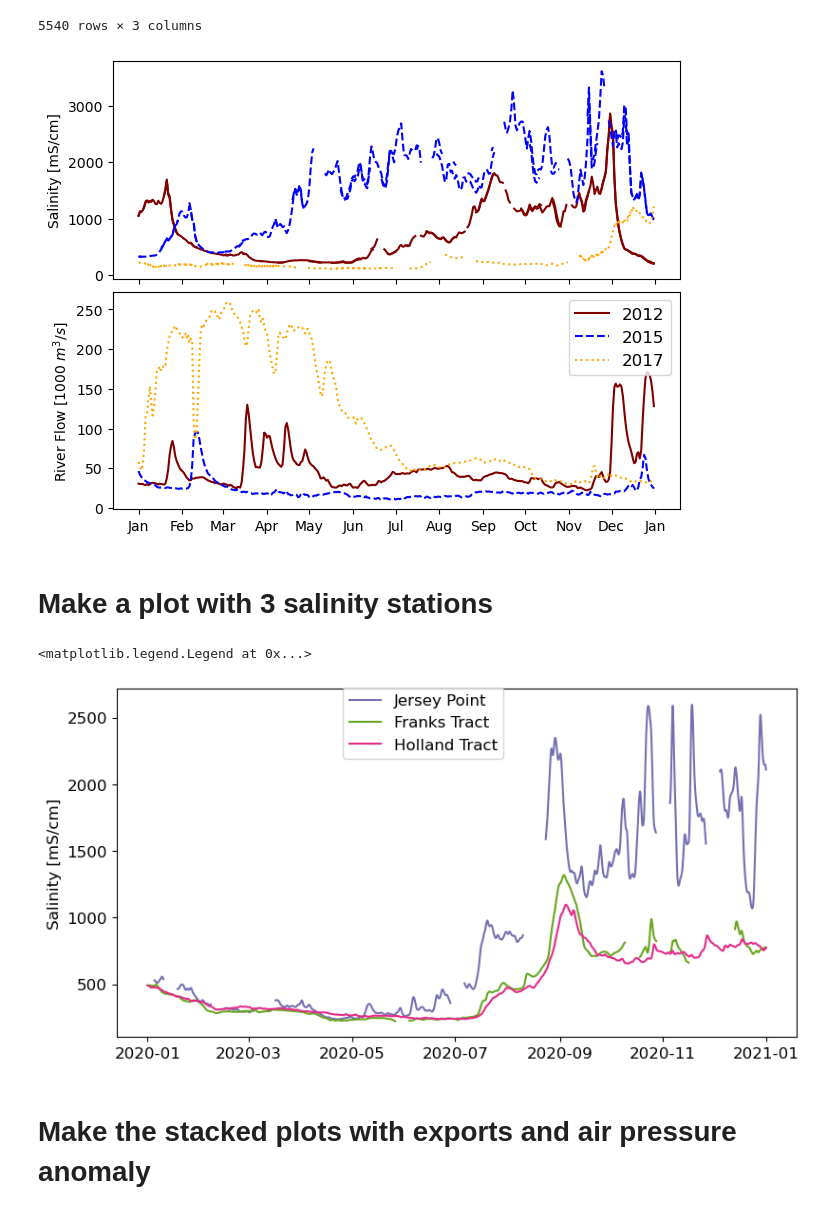
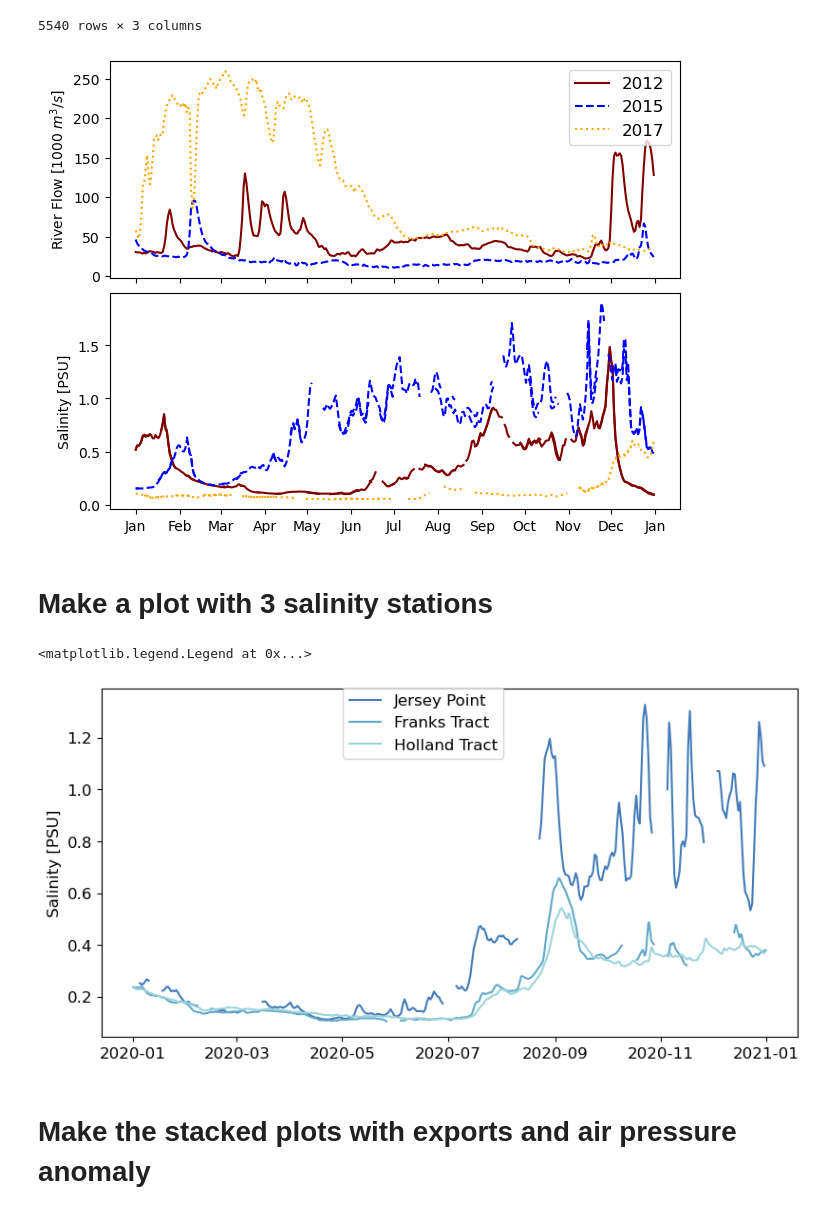
Before and after one commit to jennaisrael/Savio_scratch_back_up, a Jupyter notebook: Plotting/salinity_workshop/background_plots.ipynb, the cells around one changed output. Cells and saved outputs as stored; diff of their text form; code cells hidden in the pictures.

Commit message:
maps + plotting for salinity workshop

```diff
--- a/Plotting/salinity_workshop/background_plots.ipynb
+++ b/Plotting/salinity_workshop/background_plots.ipynb
@@ -179,57 +182,61 @@ sjj_dms_filtc
 # # sjj_dms_filtc['xaxis']=sjj_dms_filtc.index.strftime('%m-%d')
 # # fluxc['xaxis']=fluxc.index.strftime('%m-%d')
 # # jer_dms_filtc
+# %%
+#CONVERT TO PSU
+jer_dms_filtc['jer_S[psu]']=ec_psu_25c(jer_dms_filtc['jer_S[mS/cm]'])
+sjj_dms_filtc['sjj_S[psu]']=ec_psu_25c(sjj_dms_filtc['sjj_S[mS/cm]'])
 # %%
 #plot stacked plots for jersey point salinity, on one axis and residual on another
 fig, ax = plt.subplots(2,layout="constrained",sharex=True)
 mpl.rcParams.update({'font.size': 12})
 
-ax[0].plot(jer_dms_filtc.loc['2012'].xaxis, jer_dms_filtc.loc['2012']['jer_S[mS/cm]'], label="2012",color='maroon')
+ax[1].plot(jer_dms_filtc.loc['2012'].xaxis, jer_dms_filtc.loc['2012']['jer_S[psu]'], label="2012",color='maroon')
 #ax[0].plot(jer_dms_filtc.loc['2012']['jer_S[mS/cm]'], label="2012",color='maroon')
-ax[0].plot(sjj_dms_filtc.loc['2012'].xaxis, sjj_dms_filtc.loc['2012']['sjj_S[mS/cm]'],color='maroon')
+ax[1].plot(sjj_dms_filtc.loc['2012'].xaxis, sjj_dms_filtc.loc['2012']['sjj_S[psu]'],color='maroon')
 
-ax[0].plot(jer_dms_filtc.loc['2015'].xaxis, jer_dms_filtc.loc['2015']['jer_S[mS/cm]'], label="2015",color='b',linestyle='--')
-ax[0].plot(sjj_dms_filtc.loc['2015'].xaxis, sjj_dms_filtc.loc['2015']['sjj_S[mS/cm]'], color='b',linestyle='--')
+ax[1].plot(jer_dms_filtc.loc['2015'].xaxis, jer_dms_filtc.loc['2015']['jer_S[psu]'], label="2015",color='b',linestyle='--')
+ax[1].plot(sjj_dms_filtc.loc['2015'].xaxis, sjj_dms_filtc.loc['2015']['sjj_S[psu]'], color='b',linestyle='--')
 
-ax[0].plot(jer_dms_filtc.loc['2017'].xaxis, jer_dms_filtc.loc['2017']['jer_S[mS/cm]'], label="2017",color='orange',linestyle=':')
-ax[0].plot(sjj_dms_filtc.loc['2017'].xaxis, sjj_dms_filtc.loc['2017']['sjj_S[mS/cm]'],color='orange',linestyle=':')
+ax[1].plot(jer_dms_filtc.loc['2017'].xaxis, jer_dms_filtc.loc['2017']['jer_S[psu]'], label="2017",color='orange',linestyle=':')
+ax[1].plot(sjj_dms_filtc.loc['2017'].xaxis, sjj_dms_filtc.loc['2017']['sjj_S[psu]'],color='orange',linestyle=':')
 
-ax[0].set_ylabel("Salinity [mS/cm]")
+ax[1].set_ylabel("Salinity [PSU]")
 #ax[1].set_ylabel("Salinity [PSU]")
 
 # ax[1].plot(df_pr.Residual, label="Non-tidal residual", color='r')
 # ax[1].set_ylabel("Elevation [m]")
 
-ax[1].plot(fluxc.loc['2012'].xaxis,fluxc.loc['2012']['sac_sjr']*-0.001, color='maroon',label="2012")
+ax[0].plot(fluxc.loc['2012'].xaxis,fluxc.loc['2012']['sac_sjr']*-0.001, color='maroon',label="2012")
 #ax[1].plot(fluxc.loc['2012']['sac_sjr']*-1, color='maroon',label="2012")
-ax[1].plot(fluxc.loc['2015'].xaxis,fluxc.loc['2015']['sac_sjr']*-0.001, color='b',linestyle='--',label="2015")
-ax[1].plot(fluxc.loc['2017'].xaxis,fluxc.loc['2017']['sac_sjr']*-0.001, color='orange',linestyle=':',label="2017")
-ax[1].set_ylabel("River Flow [1000 $m^3/s$]")
+ax[0].plot(fluxc.loc['2015'].xaxis,fluxc.loc['2015']['sac_sjr']*-0.001, color='b',linestyle='--',label="2015")
+ax[0].plot(fluxc.loc['2017'].xaxis,fluxc.loc['2017']['sac_sjr']*-0.001, color='orange',linestyle=':',label="2017")
+ax[0].set_ylabel("River Flow [1000 $m^3/s$]")
 
 #Clean up the X axis
 # ax[0].xaxis.set_major_formatter(
 #     mdates.ConciseDateFormatter(ax[0].xaxis.get_major_locator()))
 # ax[1].xaxis.set_major_formatter(
 #     mdates.ConciseDateFormatter(ax[1].xaxis.get_major_locator()))
 # ax[0].xaxis.set_major_locator(mdates.MonthLocator())
 fmt = mdates.DateFormatter('%b')
 # ax[0].xaxis.set_major_formatter(fmt)
 ax[1].xaxis.set_major_locator(mdates.MonthLocator())
 ax[1].xaxis.set_major_formatter(fmt)
 # plt.setp(ax[0].get_xticklabels(), rotation=30);
 # plt.setp(ax[1].get_xticklabels(), rotation=30);
 
 #fig.legend(loc='outside')
 #fig.legend(loc='lower left', bbox_to_anchor=(0.5, 1.05))#,
          # ncol=3, fancybox=True, #shadow=True)
 #ax[1].set_xlabel('Day of Year')
-ax[1].legend(loc='upper right')
+ax[0].legend(loc='upper right')
 #ax[0].set_xlim(datetime(2014,8,1),datetime(2015,1,1))
 plt.show()
 #fig.savefig('Fall_2014_stacked_plot_legend.png',dpi=400,bbox_inches='tight')
 #fig.savefig('wys_stacked_plot_legend.png',dpi=400,bbox_inches='tight')
 # %% [output]
-[figure, old version]
+[figure, new version]
 # %% [markdown]
 # Make a plot with 3 salinity stations
 # %%
@@ -254,17 +265,18 @@ colors = plt.colormaps['Dark2'].colors #this is a tuple so need to use tuple ind
 
 fig, ax = plt.subplots(layout="constrained",sharex=True,figsize=(8,4))
 mpl.rcParams.update({'font.size': 12})
-ax.plot(jer_dms_filt.loc['2020']['jer_S[mS/cm]'],label='Jersey Point',color=colors[2][:])
+ax.plot(jer_dms_filtc.loc['2020']['jer_S[psu]'],label='Jersey Point',color=cmocean.cm.ice(3/6))
 #ax.plot(sjj_dms_filt.loc['2020']['sjj_S[mS/cm]'],color=colors[2][:])
-ax.plot(frk_filt.loc['2020']['frk_S[mS/cm]'],label='Franks Tract',color=colors[4][:])
-ax.plot(hol2_dms_filt.loc['2020']['hol2_S[mS/cm]'],label='Holland Tract',color=colors[3][:])
-ax.set_ylabel("Salinity [mS/cm]")
+ax.plot(frk_filt.loc['2020']['frk_S[psu]'],label='Franks Tract',color=cmocean.cm.ice(4/6))
+ax.plot(hol2_dms_filt.loc['2020']['hol2_S[psu]'],label='Holland Tract',color=cmocean.cm.ice(5/6))
+#ax.set_ylabel("Salinity [mS/cm]")
+ax.set_ylabel("Salinity [PSU]")
 
 #ax.set_xlim(datetime(2013,7,1),datetime(2013,12,1))
 fig.legend(loc='upper center')
 # %% [output]
 <matplotlib.legend.Legend at 0x...>
-[figure, old version]
+[figure, new version]
 # %% [markdown]
 # Make the stacked plots with exports and air pressure anomaly
 # %%
```
Also changed, not shown: parts of 3 cells of this notebook, 2 other files.
